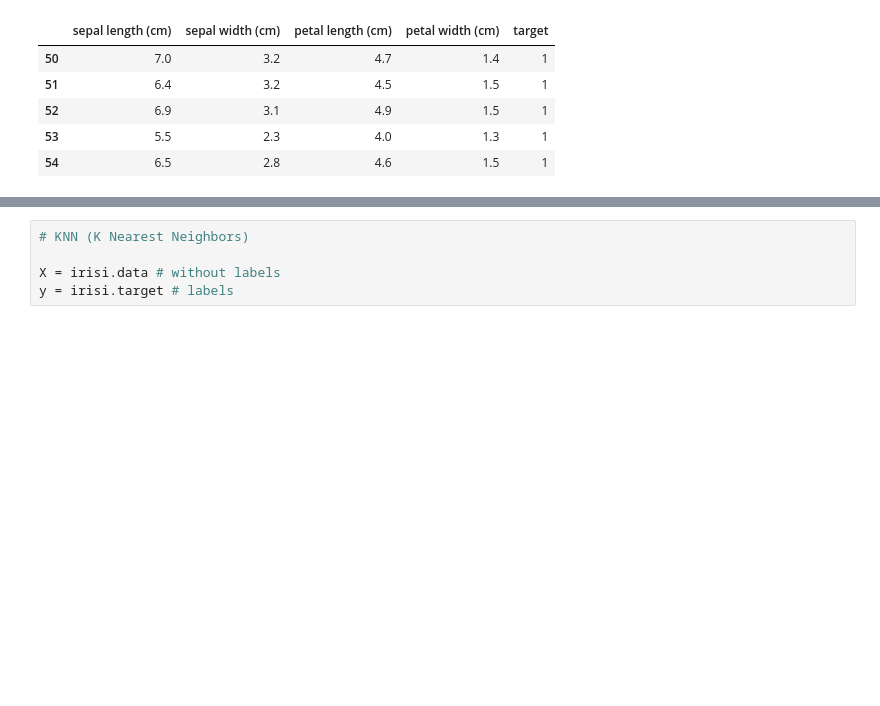
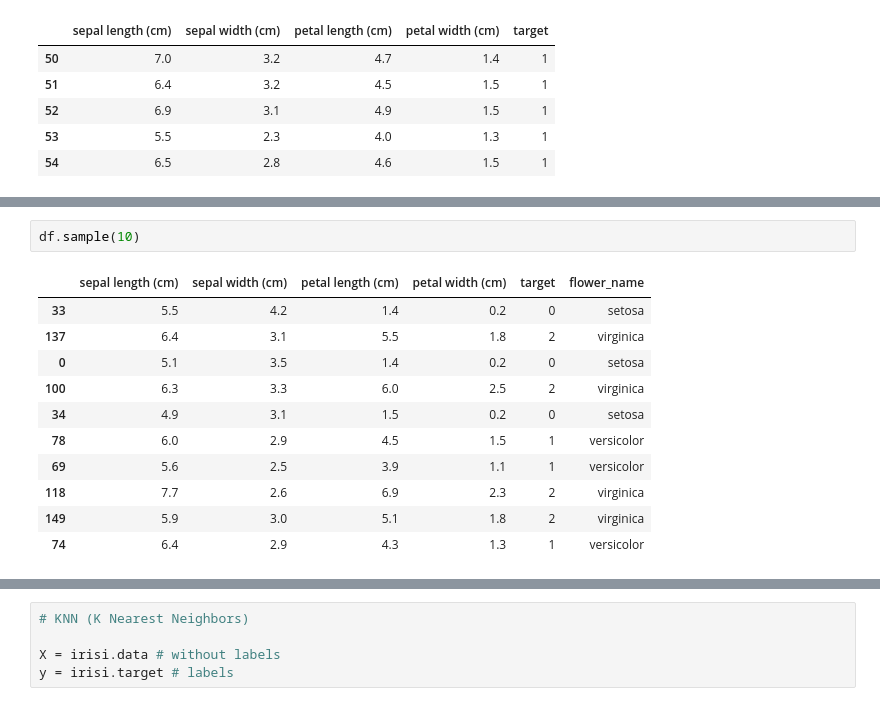
Before and after one commit to marius2347/Working-with-Iris-Dataset-using-Machine-Learning-in-Python-at-ISB, a Jupyter notebook: ml.ipynb, the cells around one changed output, grey strips where cells are left out. Drawn from its saved outputs; the diff is of its cells as text; blank space fills up the shorter version.

```diff
--- a/ml.ipynb
+++ b/ml.ipynb
@@ -61,6 +63,20 @@ df.tail()
 | 147 | 6.5 | 3.0 | 5.2 | 2.0 | 2 | virginica |
 | 148 | 6.2 | 3.4 | 5.4 | 2.3 | 2 | virginica |
 | 149 | 5.9 | 3.0 | 5.1 | 1.8 | 2 | virginica |
+# %%
+df.sample(10)
+# %% [output]
+|  | sepal length (cm) | sepal width (cm) | petal length (cm) | petal width (cm) | target | flower_name |
+| 33 | 5.5 | 4.2 | 1.4 | 0.2 | 0 | setosa |
+| 137 | 6.4 | 3.1 | 5.5 | 1.8 | 2 | virginica |
+| 0 | 5.1 | 3.5 | 1.4 | 0.2 | 0 | setosa |
+| 100 | 6.3 | 3.3 | 6.0 | 2.5 | 2 | virginica |
+| 34 | 4.9 | 3.1 | 1.5 | 0.2 | 0 | setosa |
+| 78 | 6.0 | 2.9 | 4.5 | 1.5 | 1 | versicolor |
+| 69 | 5.6 | 2.5 | 3.9 | 1.1 | 1 | versicolor |
+| 118 | 7.7 | 2.6 | 6.9 | 2.3 | 2 | virginica |
+| 149 | 5.9 | 3.0 | 5.1 | 1.8 | 2 | virginica |
+| 74 | 6.4 | 2.9 | 4.3 | 1.3 | 1 | versicolor |
 # %%
 from matplotlib import pyplot as plt
 df0 = df[df.target == 0] # see target 0flower_name
```
Also changed, not shown: parts of 14 cells of this notebook, 2 other files.
